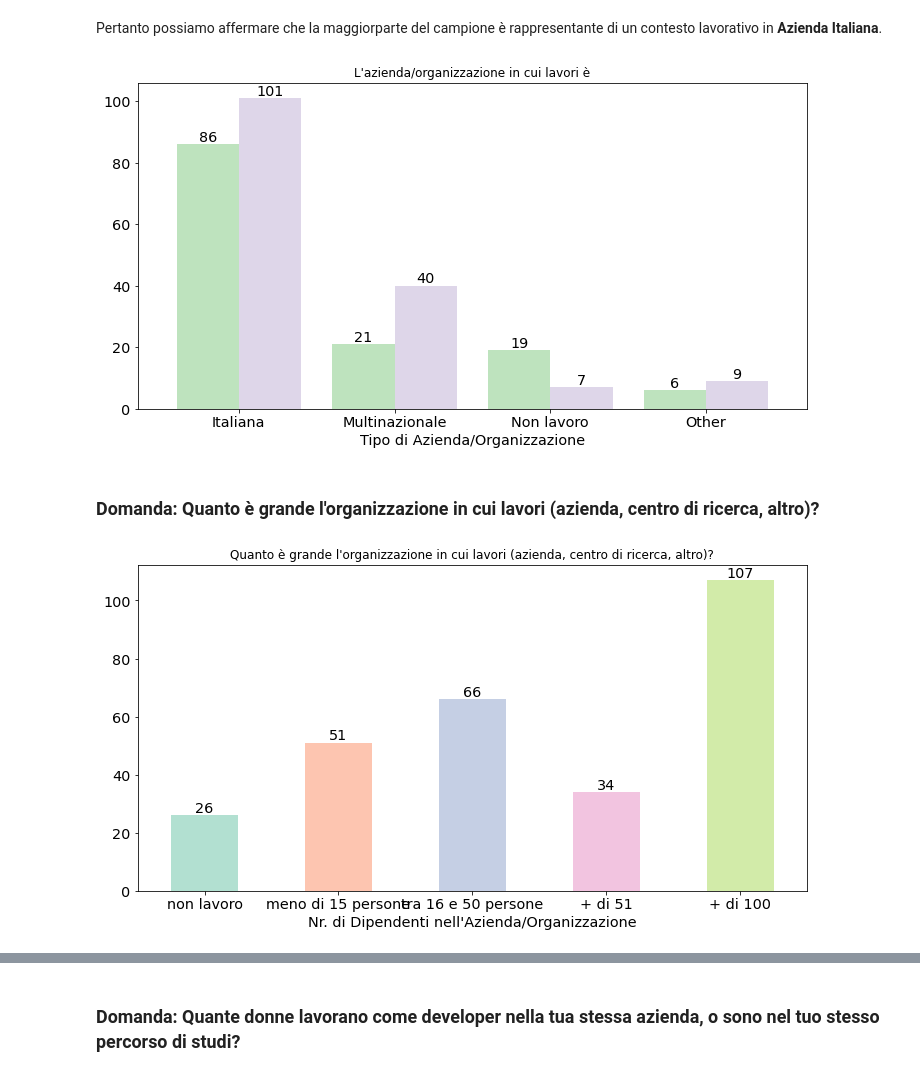
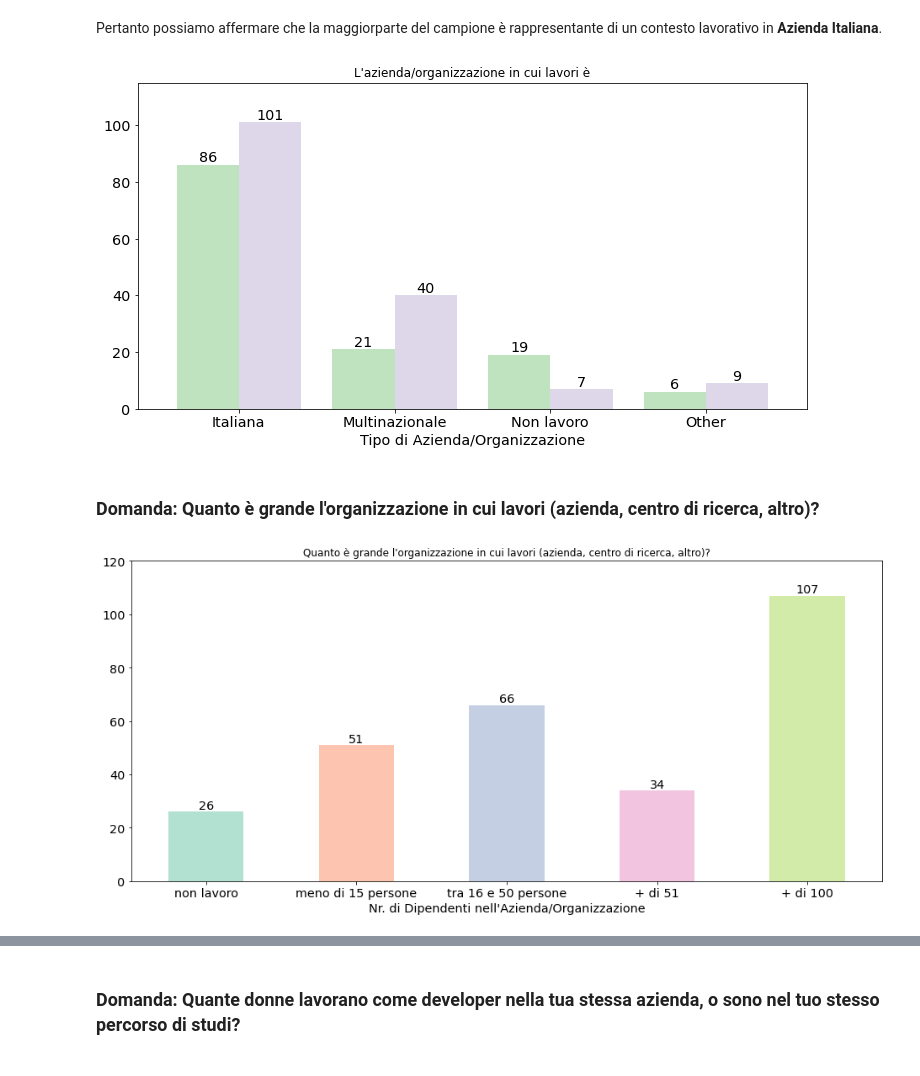
Before and after one commit to leriomaggio/dina-tech-hub-survey, a Jupyter notebook: survey_analysis_pres.ipynb, the cells around one changed output, grey strips where cells are left out. Cells and saved outputs as stored; diff of their text form; code cells hidden in the pictures.

```diff
--- a/survey_analysis_pres.ipynb
+++ b/survey_analysis_pres.ipynb
@@ -274,21 +275,22 @@ Pertanto possiamo affermare che la maggiorparte del campione è rappresentante d
 # %%
 #Backup
 bar_plot(df=answers, columns=["Gender", "Company_Type"], title=COMPANY_TYPE_QUESTION,
-         filename="part2_backup_tipo_azienda_per_genere.pdf",
+         filename="part2_backup_tipo_azienda_per_genere.pdf", value_lim=115,
          axis_label="Tipo di Azienda/Organizzazione", width=0.8, sorted="values", wrapping=15,
-         legend=False, unstack_ord=(0, ), colors=gender_cmap.colors)
+         legend=False, unstack_ord=(0, ), colors=gender_cmap.colors,)
 # %% [output]
-[figure, old version]
+[figure, new version]
 # %%
 question(COMPANY_SIZE_QUESTION)
 # %% [output]
 ### Domanda: Quanto è grande l'organizzazione in cui lavori (azienda, centro di ricerca, altro)?
 # %%
 bar_plot(df=answers, columns=["Company_Size"], title=COMPANY_SIZE_QUESTION,
-         filename="part2_02_campione_prof_dimensione_azienda.pdf",
+         filename="part2_02_campione_prof_dimensione_azienda.pdf", figsize=(16, 7),
+         value_lim=120,
          axis_label="Nr. di Dipendenti nell'Azienda/Organizzazione",)
 # %% [output]
-[figure, old version]
+[figure, new version]
 # %%
 bar_plot(df=answers, columns=["Company_Size"],
          title=f"{COMPANY_SIZE_QUESTION} - AZIENDA ITALIANA",
```
Also changed, not shown: parts of 47 cells of this notebook.
